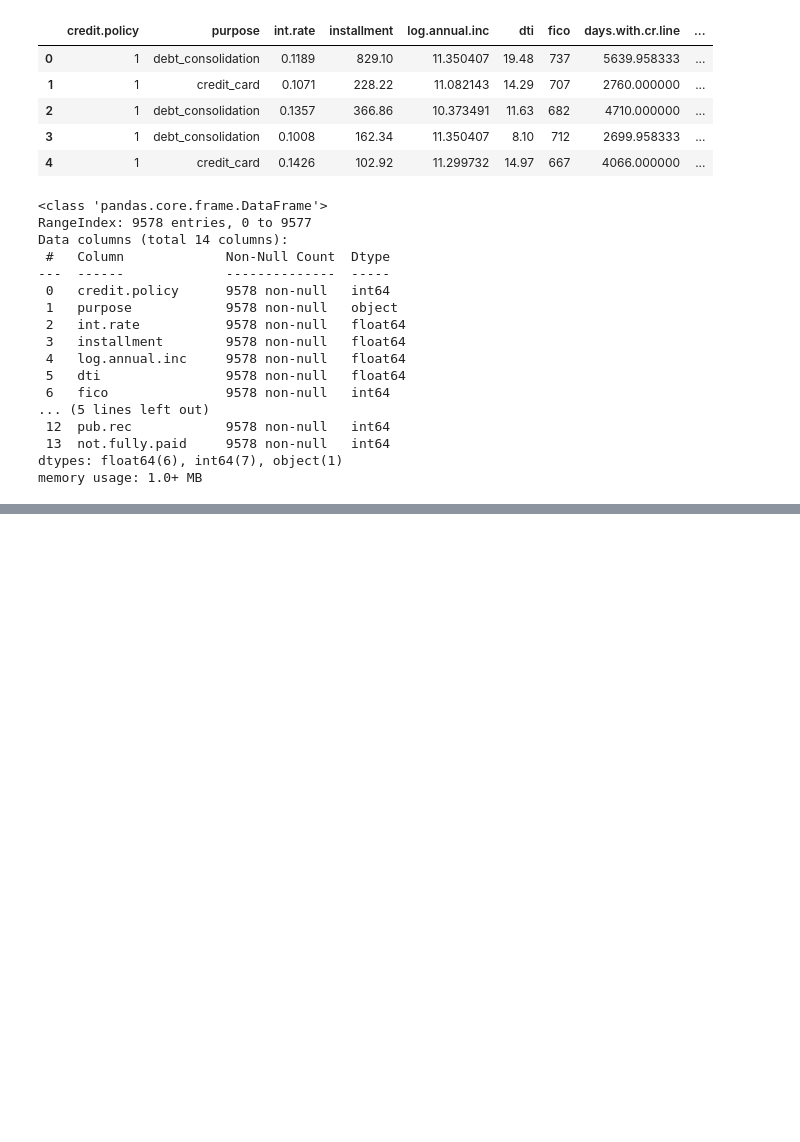
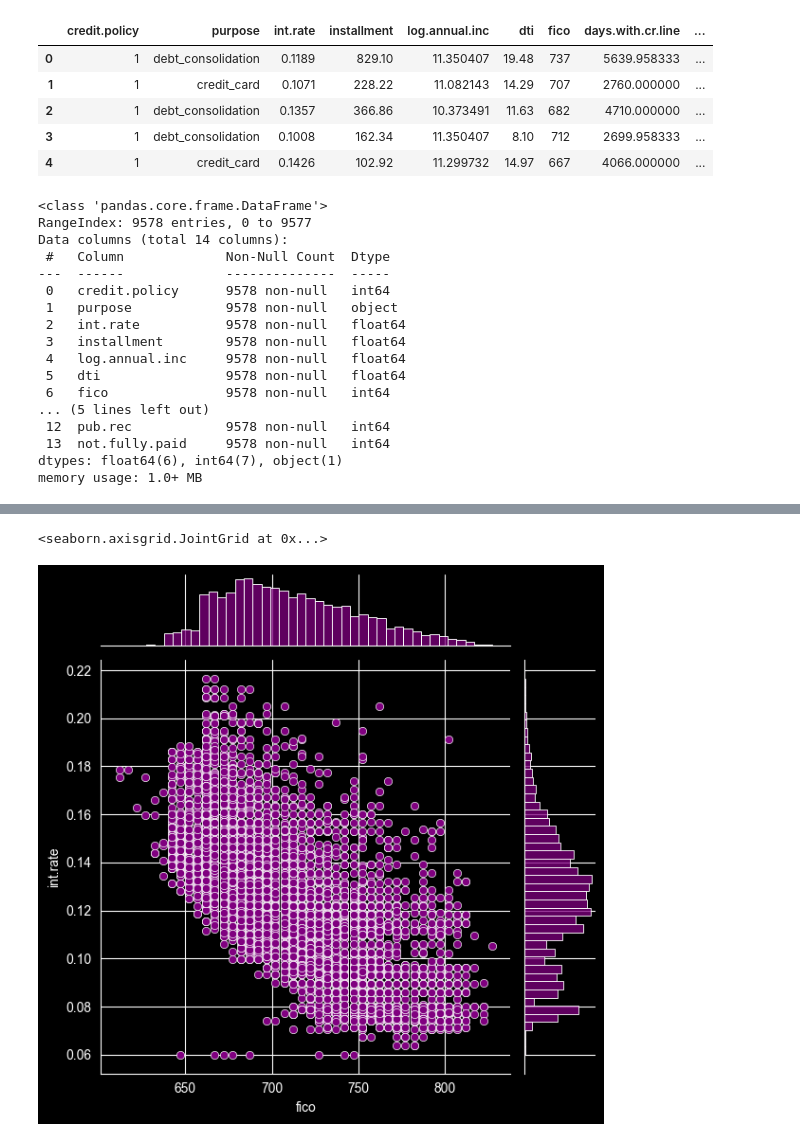
Before and after one commit to kanishkay/Lending_Club_Loan_Risk_Analysis, a Jupyter notebook: Lending_Club_Loan_Risk.ipynb, the cells around one changed output, grey strips where cells are left out. Saved outputs shown, nothing was run; the diff lists cells and outputs as text; code cells hidden in the pictures; blank space fills up the shorter version.

```diff
--- a/Lending_Club_Loan_Risk.ipynb
+++ b/Lending_Club_Loan_Risk.ipynb
@@ -48,0 +84,6 @@ loans.describe()
+# %%
+# Relationship between FICO score and interest rate
+sns.jointplot(x='fico',y='int.rate',data=loans,color='purple')
+# %% [output]
+<seaborn.axisgrid.JointGrid at 0x...>
+[figure, added]
```
Also changed, not shown: parts of 39 cells of this notebook.
